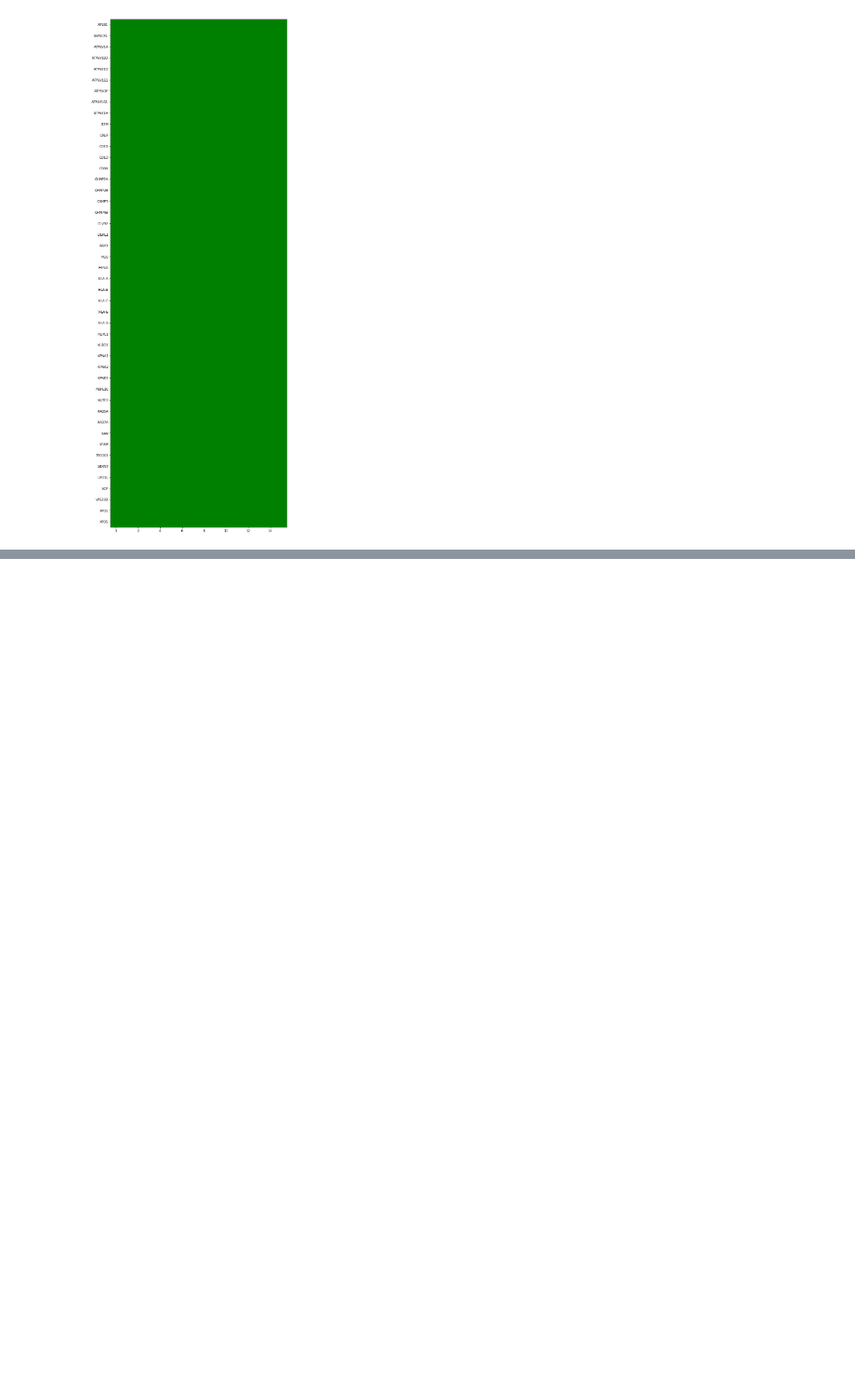
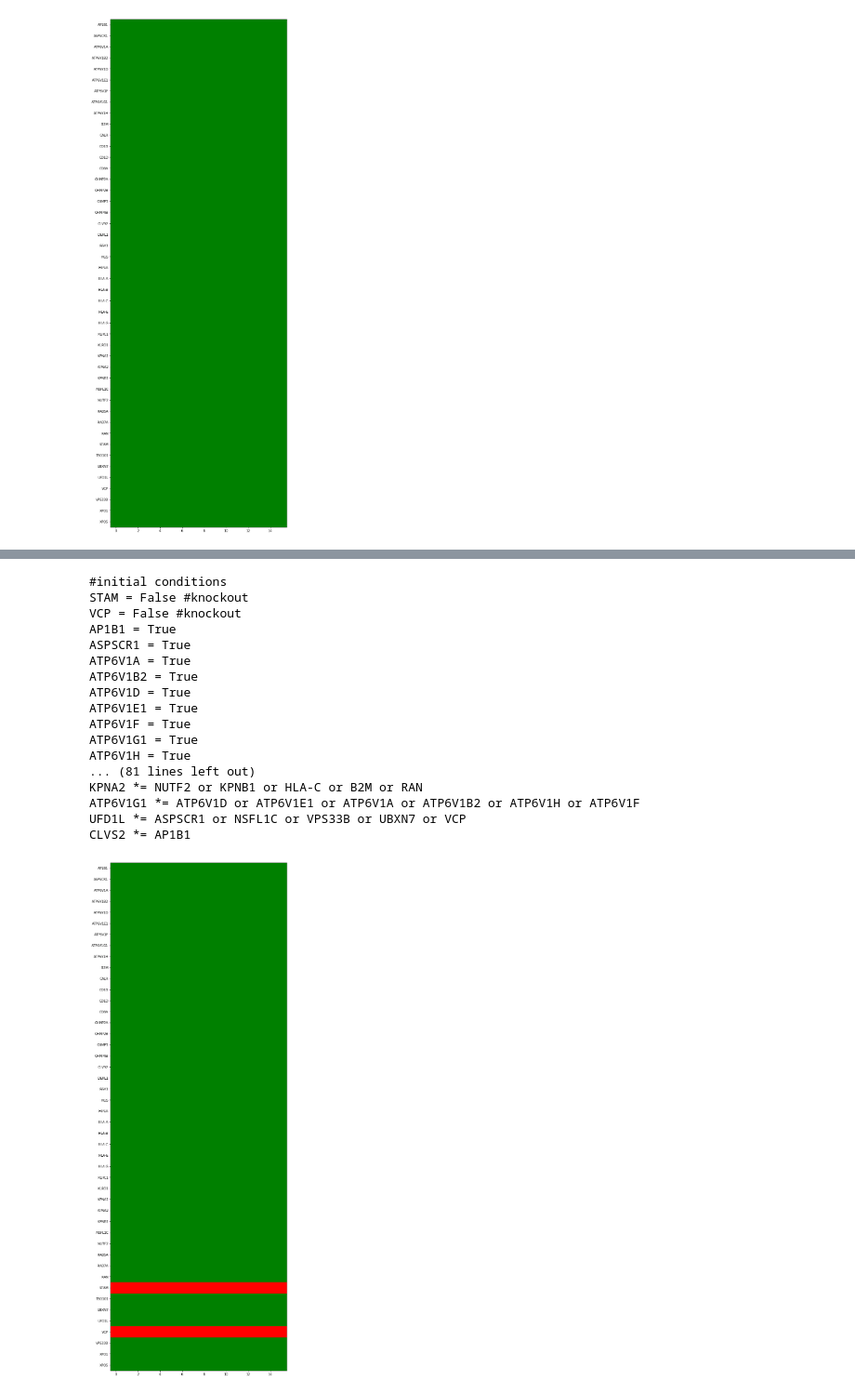
Before and after one commit to charlies-b/rp1, a Jupyter notebook: boolean_model_helper.ipynb, the cells around one changed output, grey strips where cells are left out. Shown at 93% size. Drawn from its saved outputs; the diff is of its cells as text; code cells hidden in the pictures; blank space fills up the shorter version.

```diff
--- a/boolean_model_helper.ipynb
+++ b/boolean_model_helper.ipynb
@@ -56,0 +77,10 @@ plot_model(model)
+# %%
+# comment relevent lines
+new_definition = definition.split('\n')
+for i, line in enumerate(new_definition):
+    if line.startswith('VCP'):
+#         print '#'+line # comment initialisation and rule
+        new_definition[i] = '#'+line
+        continue
+new_definition.insert(1, 'VCP' + ' = False #knockout') # make off
+print '\n'.join(new_definition)
@@ -56,0 +105,35 @@ plot_model(model)
+# %%
+def knockout(definition, knockouts=[]):
+    assert isinstance(knockouts, list), "takes list"
+    new_definition = definition.split('\n')
+    for knockout in knockouts:
+        for i, line in enumerate(new_definition):
+            if line.startswith(knockout):
+                new_definition[i] = '#'+line # comment initialisation and rule
+                continue
+        new_definition.insert(1,knockout + ' = False #knockout') # make off
+    return '\n'.join(new_definition)
+# %%
+new_definition = knockout(definition, ['VCP', 'STAM'])
+print new_definition
+new_model = run_model(new_definition)
+plot_model(new_model)
+# %% [output]
+#initial conditions
+STAM = False #knockout
+VCP = False #knockout
+AP1B1 = True
+ASPSCR1 = True
+ATP6V1A = True
+ATP6V1B2 = True
+ATP6V1D = True
+ATP6V1E1 = True
+ATP6V1F = True
+ATP6V1G1 = True
+ATP6V1H = True
+... (81 lines left out)
+KPNA2 *= NUTF2 or KPNB1 or HLA-C or B2M or RAN
+ATP6V1G1 *= ATP6V1D or ATP6V1E1 or ATP6V1A or ATP6V1B2 or ATP6V1H or ATP6V1F
+UFD1L *= ASPSCR1 or NSFL1C or VPS33B or UBXN7 or VCP
+CLVS2 *= AP1B1
+[figure, added]
```
Also changed, not shown: parts of 6 cells of this notebook, 3 other files.
